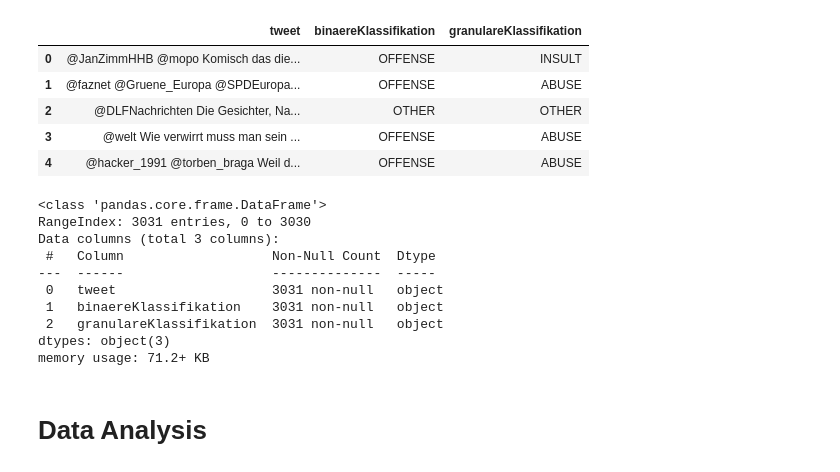
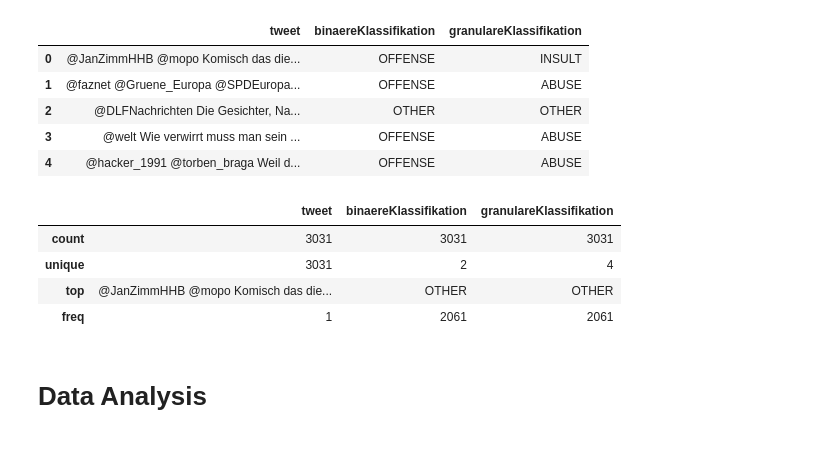
Before and after one commit to LeIx1999/ASUD_Cyberbullying, a Jupyter notebook: Notebooks/Data Preparation.ipynb, the cells around one changed output. Saved outputs shown, nothing was run; the diff lists cells and outputs as text; code cells hidden in the pictures.

```diff
--- a/Notebooks/Data Preparation.ipynb
+++ b/Notebooks/Data Preparation.ipynb
@@ -31,19 +31,15 @@ df.head()
 | 2 | @DLFNachrichten Die Gesichter, Na... | OTHER | OTHER |
 | 3 | @welt Wie verwirrt muss man sein ... | OFFENSE | ABUSE |
 | 4 | @hacker_1991 @torben_braga Weil d... | OFFENSE | ABUSE |
-# %%
-df.
-# %% [output]
-<class 'pandas.core.frame.DataFrame'>
-RangeIndex: 3031 entries, 0 to 3030
-Data columns (total 3 columns):
- #   Column                   Non-Null Count  Dtype
----  ------                   --------------  -----
- 0   tweet                    3031 non-null   object
- 1   binaereKlassifikation    3031 non-null   object
- 2   granulareKlassifikation  3031 non-null   object
-dtypes: object(3)
-memory usage: 71.2+ KB
+# %%
+dfi.export(df.describe(), 'Rohdatensatz_describe.png')
+df.describe()
+# %% [output]
+|  | tweet | binaereKlassifikation | granulareKlassifikation |
+| count | 3031 | 3031 | 3031 |
+| unique | 3031 | 2 | 4 |
+| top | @JanZimmHHB @mopo Komisch das die... | OTHER | OTHER |
+| freq | 1 | 2061 | 2061 |
 # %% [markdown]
 # Data Analysis
 # %%
```
Also changed, not shown: parts of 7 cells of this notebook, 6 other files.
